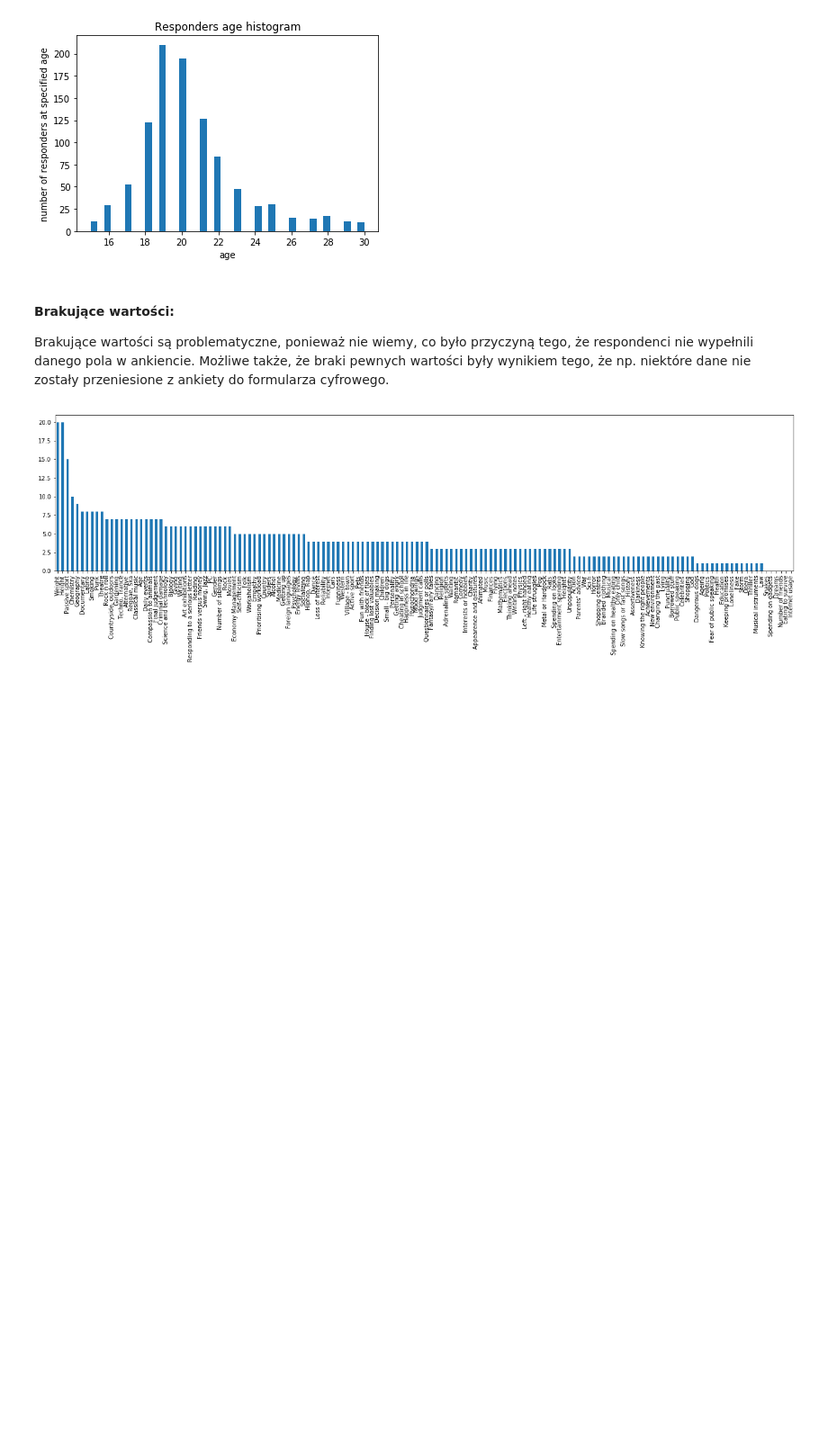
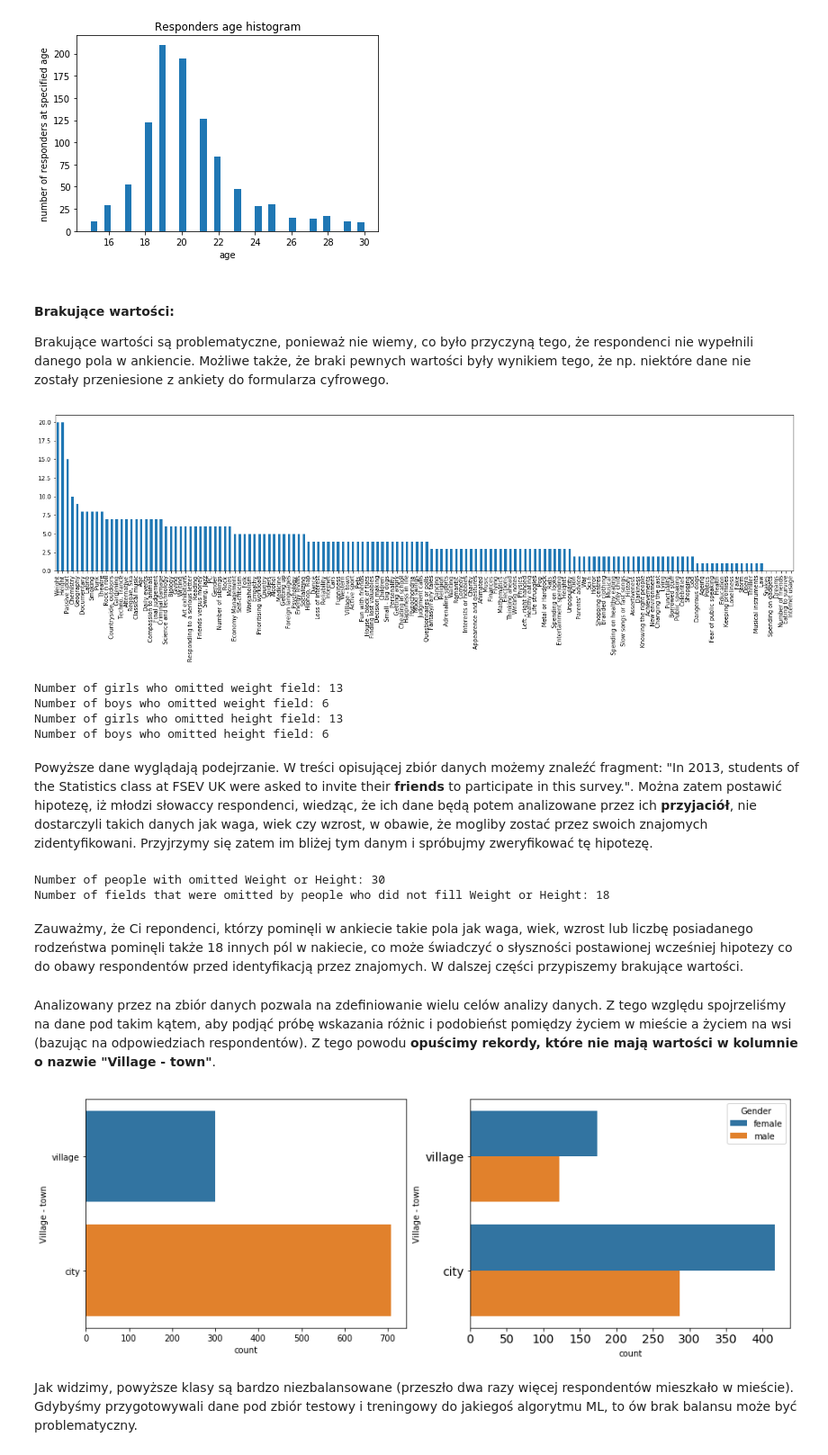
Before and after one commit to kaspiotr/YoungPeopleSurvey, a Jupyter notebook: Statystyka_Matematyczna_PKasprzyk_MKomar.ipynb, the cells around one changed output. Shown at 90% size. Drawn from its saved outputs; the diff is of its cells as text; code cells hidden in the pictures; blank space fills up the shorter version.

Commit message:
Add missing values handling

```diff
--- a/Statystyka_Matematyczna_PKasprzyk_MKomar.ipynb
+++ b/Statystyka_Matematyczna_PKasprzyk_MKomar.ipynb
@@ -116,3 +117,57 @@ def display_missing_values(df):
 display_missing_values(df)
 # %% [output]
 [figure]
+# %%
+def display_missing_values_info(df):
+    print('Number of girls who omitted weight field: {:.0f}'.format(
+        df[df['Gender'] == 'female']['Weight'].isnull().sum()))
+    print('Number of boys who omitted weight field: {:.0f}'.format(
+        df[df['Gender'] == 'male']['Weight'].isnull().sum()))
+    print('Number of girls who omitted height field: {:.0f}'.format(
+        df[df['Gender'] == 'female']['Height'].isnull().sum()))
+    print('Number of boys who omitted height field: {:.0f}'.format(
+        df[df['Gender'] == 'male']['Height'].isnull().sum()))
+
+display_missing_values_info(df)
+# %% [output]
+Number of girls who omitted weight field: 13
+Number of boys who omitted weight field: 6
+Number of girls who omitted height field: 13
+Number of boys who omitted height field: 6
+# %% [markdown]
+Powyższe dane wyglądają podejrzanie. W treści opisującej zbiór danych możemy znaleźć fragment: "In 2013, students of the Statistics class at FSEV UK were asked to invite their **friends** to participate in this survey.". Można zatem postawić hipotezę, iż młodzi słowaccy respondenci, wiedząc, że ich dane będą potem analizowane przez ich **przyjaciół**, nie dostarczyli takich danych jak waga, wiek czy wzrost, w obawie, że mogliby zostać przez swoich znajomych zidentyfikowani. Przyjrzymy się zatem im bliżej tym danym i spróbujmy zweryfikować tę hipotezę.
+# %%
+def display_missing_values_further_info(df):
+    omitted = df[(df['Weight'].isnull()) | df['Height'].isnull()]
+    print('Number of people with omitted Weight or Height: {:.0f}'.format(omitted.shape[0]))
+    nas = omitted.drop(['Weight', 'Height', 'Number of siblings', 'Age'], 1).isnull().sum().sum()
+    print('Number of fields that were omitted by people who did not fill Weight or Height: {:.0f}'.format(nas))
+
+display_missing_values_further_info(df)
+# %% [output]
+Number of people with omitted Weight or Height: 30
+Number of fields that were omitted by people who did not fill Weight or Height: 18
+# %% [markdown]
+Zauważmy, że Ci repondenci, którzy pominęli w ankiecie takie pola jak waga, wiek, wzrost lub liczbę posiadanego rodzeństwa pominęli także 18 innych pól w nakiecie, co może świadczyć o słyszności postawionej wcześniej hipotezy co do obawy respondentów przed identyfikacją przez znajomych. W dalszej części przypiszemy brakujące wartości.
+# %% [markdown]
+Analizowany przez na zbiór danych pozwala na zdefiniowanie wielu celów analizy danych. Z tego względu spojrzeliśmy na dane pod takim kątem, aby podjąć próbę wskazania różnic i podobieńst pomiędzy życiem w mieście a życiem na wsi (bazując na odpowiedziach respondentów).
+Z tego powodu **opuścimy rekordy, które nie mają wartości w kolumnie o nazwie "Village - town"**.
+# %%
+def drop_rows_without_values_and_display_village_vs_city_stats(column_name, df):
+    interesting_var = column_name
+    mapping = {interesting_var: {'city': 0, 'village': 1}}
+    df.dropna(subset=[interesting_var], inplace=True)
+    # to have ability to use hue parameter in seaborn for better comparison
+    df["all"] = ""
+    fig, ax = plt.subplots(nrows=1, ncols=2, figsize=(15, 5))
+    sns.countplot(y=interesting_var, data=df, ax=ax[0])
+    sns.countplot(y=interesting_var, hue='Gender', data=df, ax=ax[1])
+    plt.xticks(fontsize=14)
+    plt.yticks(fontsize=14)
+    plt.show()
+
+drop_rows_without_values_and_display_village_vs_city_stats('Village - town', df)
+# %% [output]
+[figure, added]
+# %% [markdown]
+Jak widzimy, powyższe klasy są bardzo niezbalansowane (przeszło dwa razy więcej respondentów mieszkało w mieście). Gdybyśmy przygotowywali dane pod zbiór testowy i treningowy do jakiegoś algorytmu ML, to ów brak balansu może być problematyczny.
```
Also changed, not shown: parts of 2 cells of this notebook, 1 other file.
